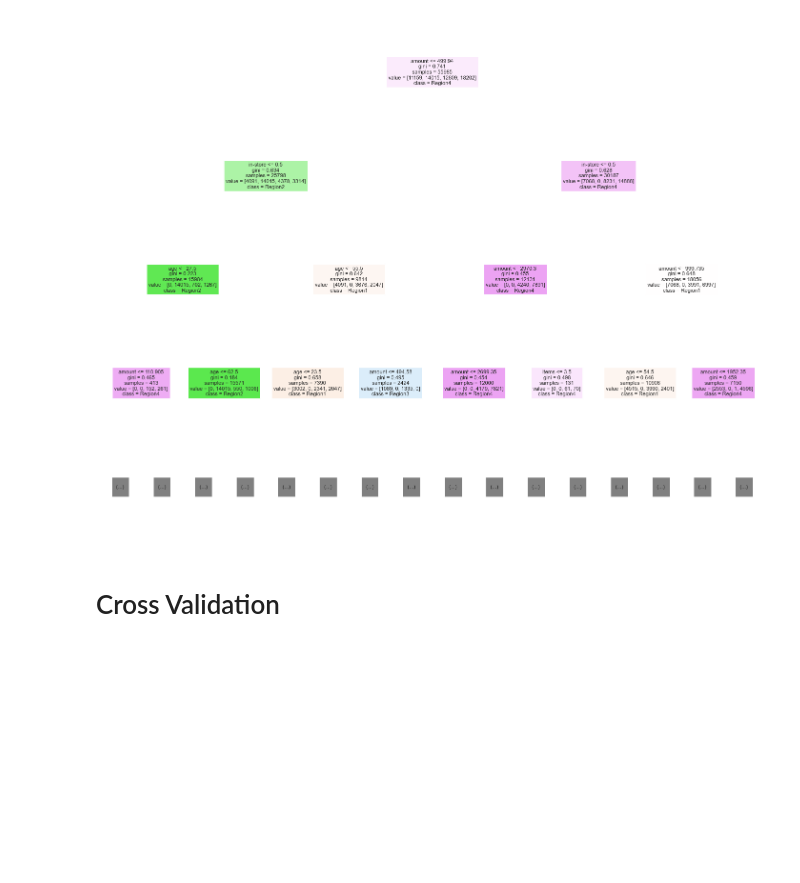
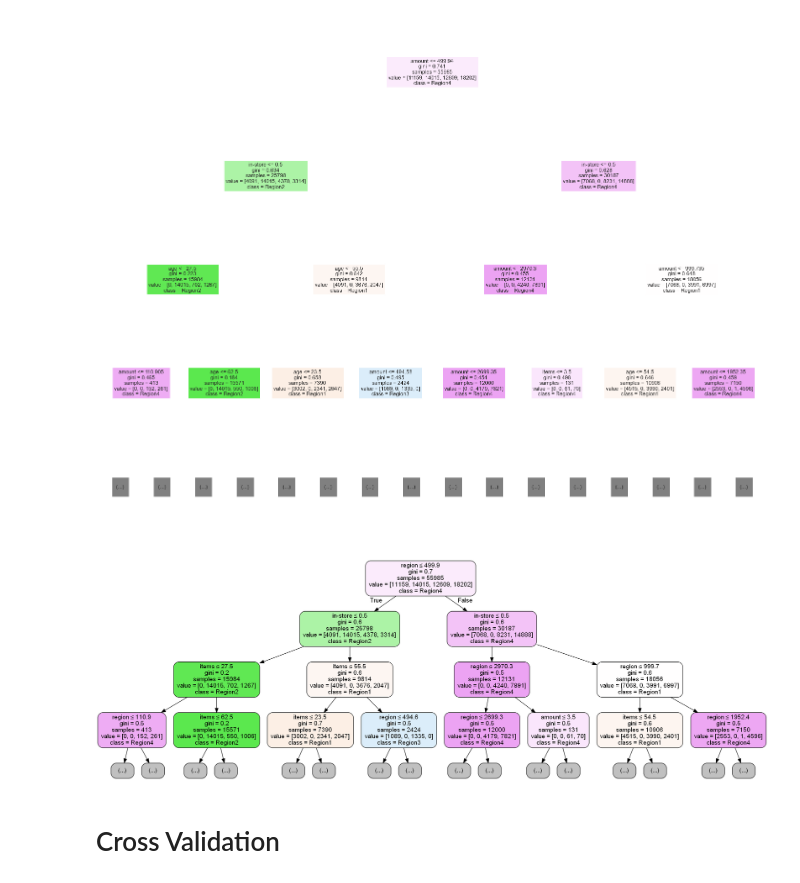
Before and after one commit to susanareyes1/CourseWork, a Jupyter notebook: Course 1- Task 1 and Task 2 -S.Reyes.ipynb, the cells around one changed output. Saved outputs shown, nothing was run; the diff lists cells and outputs as text; code cells hidden in the pictures; blank space fills up the shorter version.

```diff
--- a/Course 1- Task 1 and Task 2 -S.Reyes.ipynb
+++ b/Course 1- Task 1 and Task 2 -S.Reyes.ipynb
@@ -641,6 +644,18 @@ tree1b = plot_tree(dtcFit1, max_depth=3, feature_names=X.columns,
                  class_names=region_num, filled=True, fontsize=11)
 # %% [output]
 [figure]
+# %%
+from IPython.display import Image
+dot_data = export_graphviz(dtcFit1, out_file=None,
+                     feature_names=X.columns,
+                     class_names=region_num,
+                     filled=True, rounded=True, max_depth=3,
+                     special_characters=True, precision=1)
+
+graph2 = pydotplus.graph_from_dot_data(dot_data)
+Image(graph2.create_png())
+# %% [output]
+[figure, added]
 # %% [markdown]
 # Cross Validation
 # %%
```
Also changed, not shown: parts of 31 cells of this notebook.
